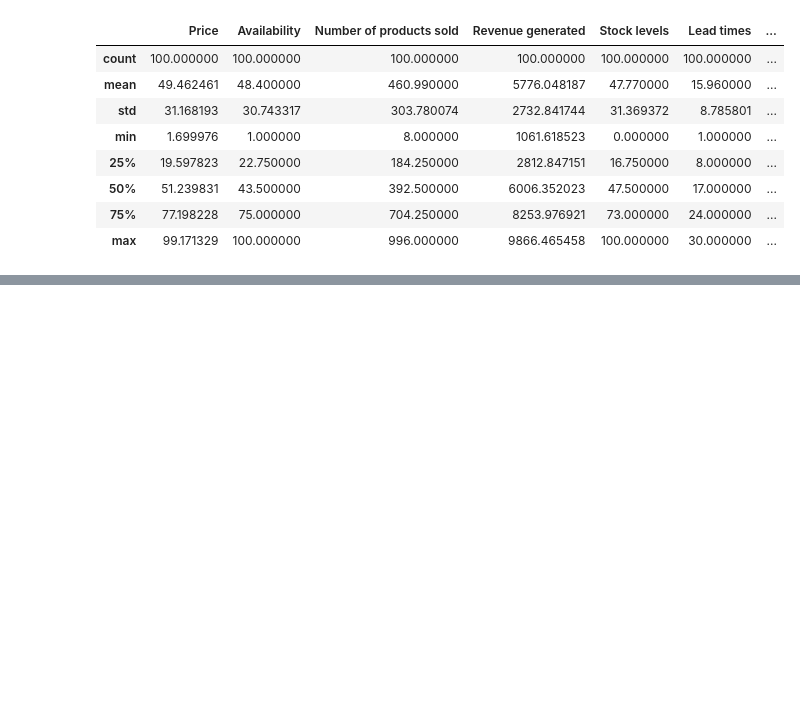
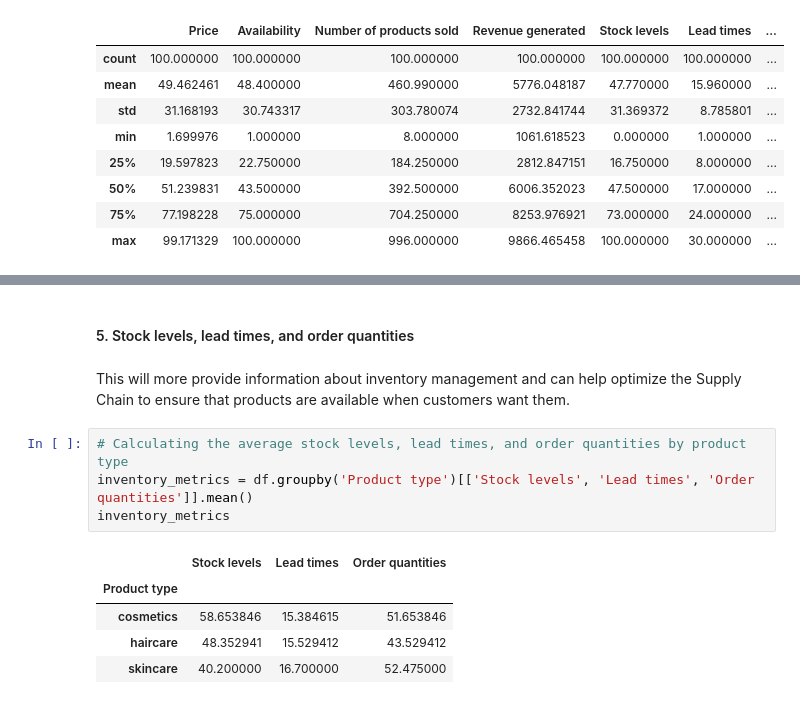
Before and after one commit to George-Mbugua/Supply-Chain-Analysis, a Jupyter notebook: Supply-Chain-Analysis.ipynb, the cells around one changed output, grey strips where cells are left out. Drawn from its saved outputs; the diff is of its cells as text; blank space fills up the shorter version.

```diff
--- a/Supply-Chain-Analysis.ipynb
+++ b/Supply-Chain-Analysis.ipynb
@@ -55,0 +205,14 @@ df.describe()
+# %% [markdown]
+#### 5. Stock levels, lead times, and order quantities
+# %% [markdown]
+This will more provide information about inventory management and can help optimize the Supply Chain to ensure that products are available when customers want them.
+# %%
+# Calculating the average stock levels, lead times, and order quantities by product type
+inventory_metrics = df.groupby('Product type')[['Stock levels', 'Lead times', 'Order quantities']].mean()
+inventory_metrics
+# %% [output]
+|  | Stock levels | Lead times | Order quantities |
+| Product type |  |  |  |
+| cosmetics | 58.653846 | 15.384615 | 51.653846 |
+| haircare | 48.352941 | 15.529412 | 43.529412 |
+| skincare | 40.200000 | 16.700000 | 52.475000 |
```
Also changed, not shown: parts of 24 cells of this notebook.
